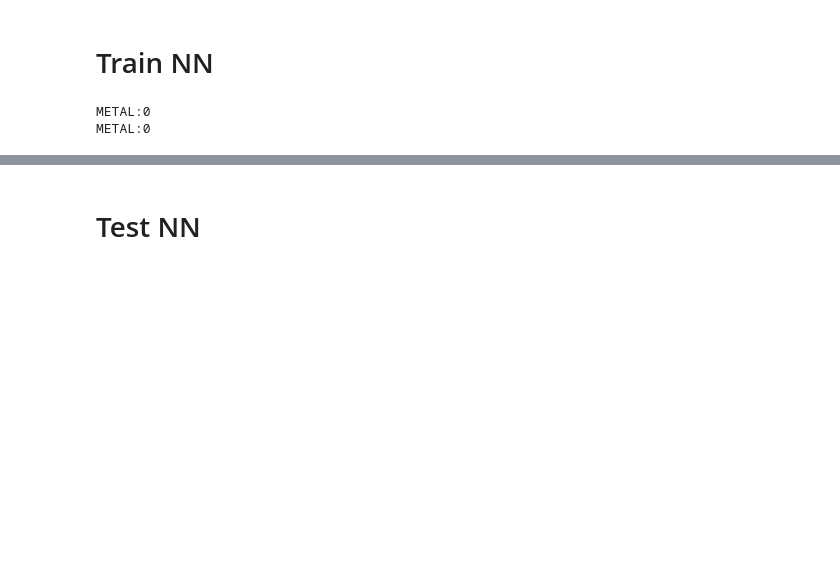
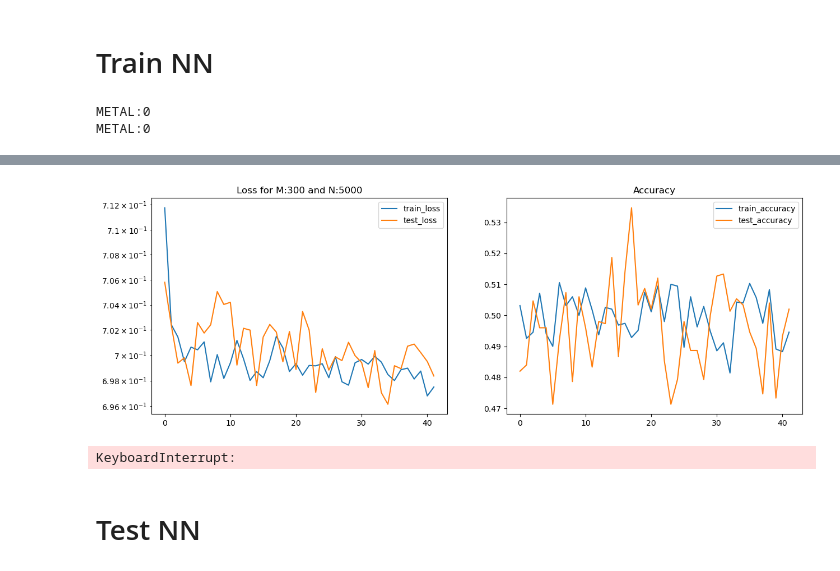
Before and after one commit to a-trigui/ximinf, a Jupyter notebook: notebooks/2_train_nn.ipynb, the cells around one changed output, grey strips where cells are left out. Saved outputs shown, nothing was run; the diff lists cells and outputs as text; code cells hidden in the pictures; blank space fills up the shorter version.

```diff
--- a/notebooks/2_train_nn.ipynb
+++ b/notebooks/2_train_nn.ipynb
@@ -239,5 +399,5 @@ model_config = {
 # %%
-model = nntr.DeepSetClassifier(0.05, Nsize_p, Nsize_r, n_cols, n_params, rngs=nnx.Rngs(0))
+model = DeepSetClassifier(0.05, Nsize_p, Nsize_r, n_cols, n_params, rngs=nnx.Rngs(0))
 
 # Visualize the model structure
 nnx.display(model)
@@ -248,14 +408,13 @@ nnx.display(model)
 # Initialise metrics history
 metrics_history = {'train_loss': [], 'train_accuracy': [], 'test_loss': [], 'test_accuracy': []}
 # %%
+n_batch = 200
+
 # Define the learning rate schedule
 learning_rate_schedule = optax.exponential_decay(
-    init_value=3e-3,
+    init_value=5e-4,
     transition_steps=1000,  # Decay every 1000 forward passes
     decay_rate=0.9,
 )
 
 momentum = 0.9 # Necessary for the Adam optimiser
-
-# Initialize optimiser with the adaptive learning rate
-optimizer = nnx.Optimizer(model, optax.adamw(learning_rate_schedule, momentum))
@@ -369,3 +455,29 @@ for epoch in range(epochs):
+# %%
+# Early stopping parameters
+patience = 30 # Number of epochs to wait for improvement
+epochs = 1000 # Maximum number of epochs
+
+batch_size = N//n_batch #min(N//10, 1000)
+
+model, metrics_history, key = nntr.train_loop(
+    model=model,
+    optimizer=optimizer,
+    train_data=train_data,
+    train_labels=train_labels,
+    test_data=test_data,
+    test_labels=test_labels,
+    key=key,
+    epochs=epochs,
+    batch_size=batch_size,
+    patience=patience,
+    metrics_history=metrics_history,
+    M=M,
+    N=N,
+    plot_flag=True     # set to False to disable plotting
+)
+# %% [output]
+[figure, added]
+KeyboardInterrupt:
 # %% [markdown]
 # Test NN
 # %% [markdown]
```
Also changed, not shown: parts of 16 cells of this notebook, 3 other files.
